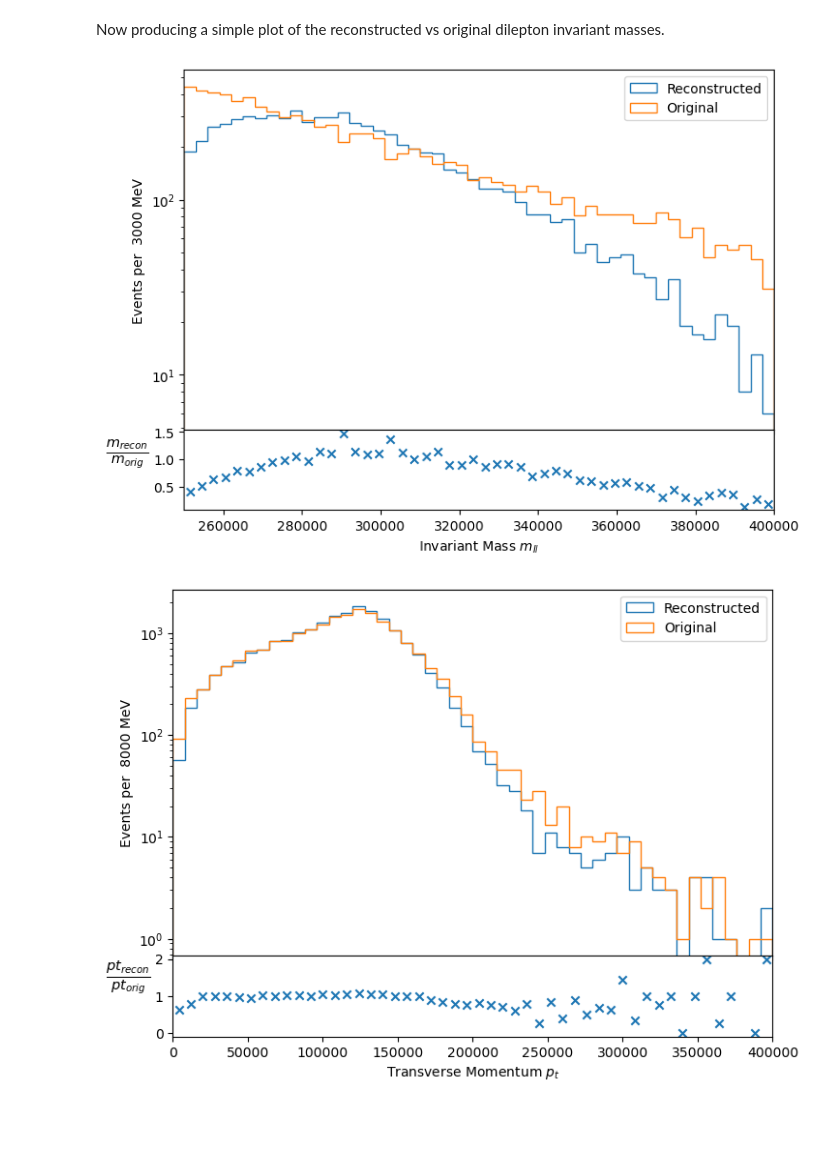
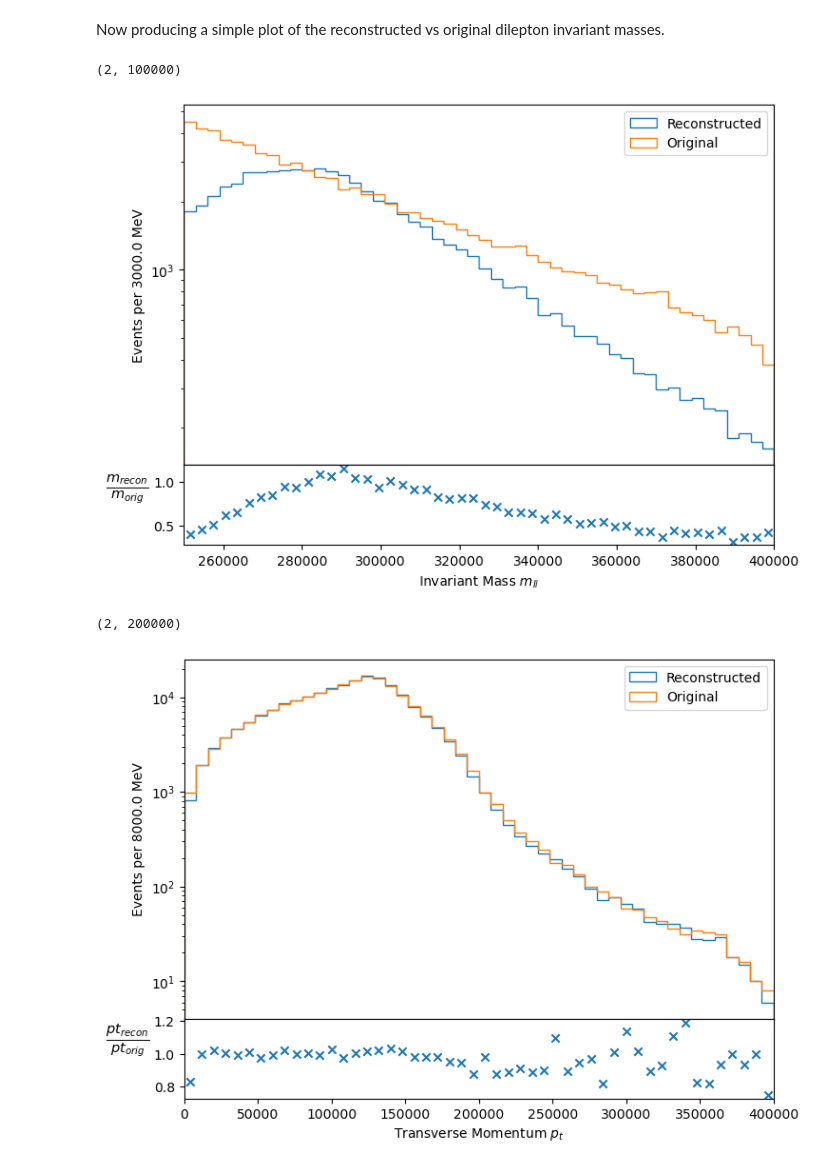
Before and after one commit to jackgoodsall/baler, a Jupyter notebook: HEPMCArea/Notebooks/final_state_plots.ipynb, the cells around one changed output. Drawn from its saved outputs; the diff is of its cells as text; code cells hidden in the pictures; blank space fills up the shorter version.

Commit message:
Updated to use NPZ for plotting and started on scaling data file

```diff
--- a/HEPMCArea/Notebooks/final_state_plots.ipynb
+++ b/HEPMCArea/Notebooks/final_state_plots.ipynb
@@ -86,13 +86,22 @@ def read_get_final_states(input_files: Union[str, List[str]]) -> List[Tuple[GenP
     for file in files:
         four_momenta += read_hepmc_file_get_final_states(file)
     return four_momenta
+
+
+def read_momenta_from_npz(file_to_read):
+    """Function to recieve the momenta vectors from a Baler style npz"""
+    file_object = np.load(file_to_read)
+    return file_object["data"]
 # %% [markdown]
 Now that we have the functions to read the files and get the final state particles we know need functions to easily make plots.
 
 First we will get the particle sof both the original and reconstructed particles.
 # %%
-original_particles = read_get_final_states( "../DATA/HEPMC.43646139._000001.hepmc")
-reconstructed_particles = read_get_final_states("../processedData/reinputed_final_state.hepmc")
+#original_particles = read_get_final_states( "../DATA/HEPMC.43646139._000001.hepmc")
+#reconstructed_particles = read_get_final_states("../processedData/reinputed_final_state.hepmc")
+
+original_particles = read_momenta_from_npz("../DATA/100-000Events.npz")
+reconstructed_particles = read_momenta_from_npz("../processedData/decompressed100-000.npz")
 # %% [markdown]
 Next we will define classes for PlotConfigurables and a function to plot both the distribution histogram and the ratio histrogram.
 
@@ -277,7 +368,7 @@ def make_distribution_plots(particle_lists: List[List[GenParticle]],
 # %% [markdown]
 Now producing a simple plot of the reconstructed vs original dilepton invariant masses.
 # %%
-invariant_mass_config = HistConfigurations(r"Invariant Mass $m_{ll}$",  r"Invariant Mass $m_{ll}$ MeV", "",
+invariant_mass_config = HistConfigurations(r"Invariant Mass $m_{ll}$",  r"Events ", "",
                                            legend = True, range = (250_000, 400_000),
                                            label = "Reconstructed", label_two = "Original",
                                            bins = 50,
@@ -286,16 +377,18 @@ invariant_mass_config = HistConfigurations(r"Invariant Mass $m_{ll}$",  r"Invari
 
 make_distribution_plots([reconstructed_particles, original_particles], calc_invariant_mass, invariant_mass_config)
 # %% [output]
+(2, 100000)
-[figure, old version]
+[figure, new version]
 # %%
-transvere_momentum_config = HistConfigurations(r"Transverse Momentum $p_t$",  r"Transverse Momentum $p_{t}$ MeV", "",
+transvere_momentum_config = HistConfigurations(r"Transverse Momentum $p_t$",  r"Events ", "",
                                            legend = True, range = (0, 400_000),
                                            label = "Reconstructed", label_two = "Original",
                                            bins = 50,
 
                                            ratio_y_label = r"$\frac{pt_{recon}}{pt_{orig}}$")
 
 make_distribution_plots([reconstructed_particles, original_particles], calc_transverse_momentum, transvere_momentum_config)
 # %% [output]
+(2, 200000)
-[figure, old version]
+[figure, new version]
 # %%
```
Also changed, not shown: parts of 2 cells of this notebook, 4 other files.
